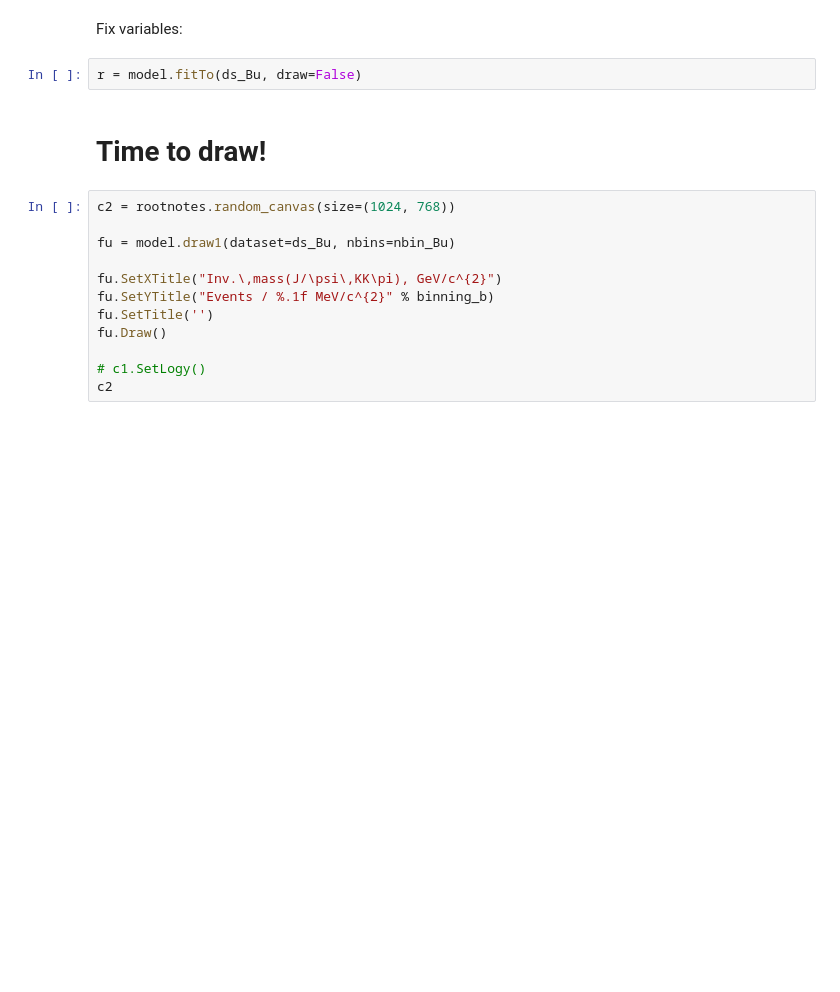
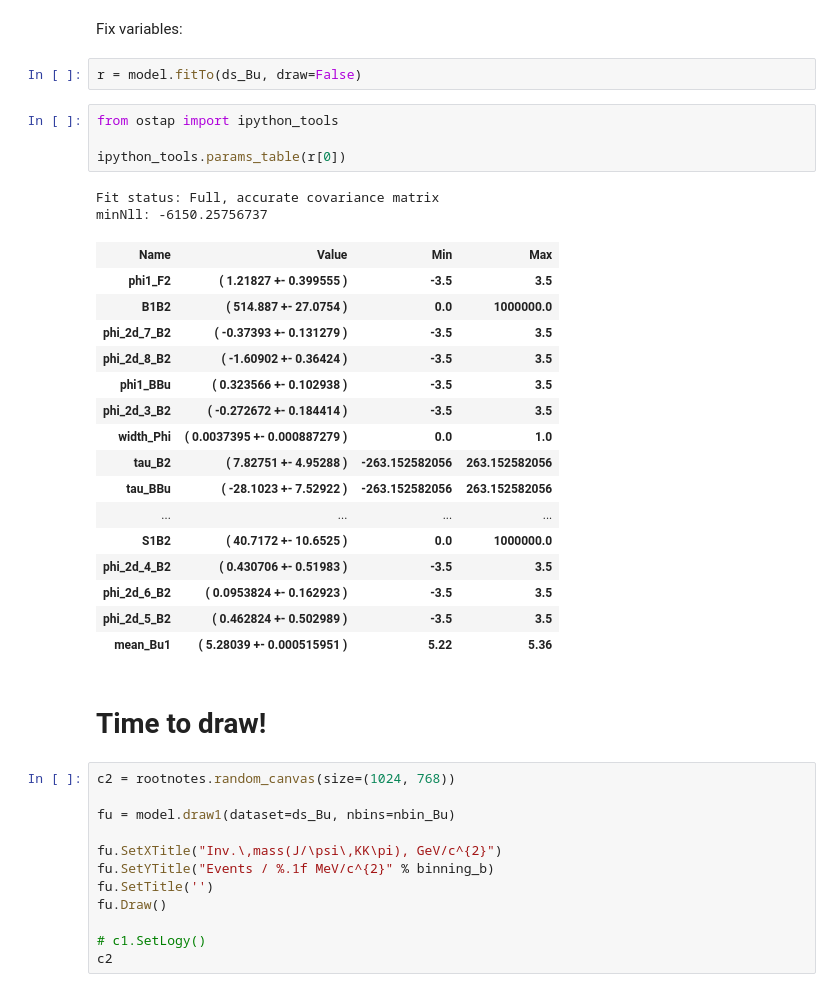
Before and after one commit to sashabaranov/Bu2JpsiKKpi, a Jupyter notebook: KKpi/fit/phi_2d.ipynb, the cells around one changed output. Saved outputs shown, nothing was run; the diff lists cells and outputs as text; blank space fills up the shorter version.

```diff
--- a/KKpi/fit/phi_2d.ipynb
+++ b/KKpi/fit/phi_2d.ipynb
@@ -187,6 +191,29 @@ Fitting
 Fix variables:
 # %%
 r = model.fitTo(ds_Bu, draw=False)
+# %%
+from ostap import ipython_tools
+
+ipython_tools.params_table(r[0])
+# %% [output]
+Fit status: Full, accurate covariance matrix
+minNll: -6150.25756737
+| Name | Value | Min | Max |
+| phi1_F2 | ( 1.21827 +- 0.399555 ) | -3.5 | 3.5 |
+| B1B2 | ( 514.887 +- 27.0754 ) | 0.0 | 1000000.0 |
+| phi_2d_7_B2 | ( -0.37393 +- 0.131279 ) | -3.5 | 3.5 |
+| phi_2d_8_B2 | ( -1.60902 +- 0.36424 ) | -3.5 | 3.5 |
+| phi1_BBu | ( 0.323566 +- 0.102938 ) | -3.5 | 3.5 |
+| phi_2d_3_B2 | ( -0.272672 +- 0.184414 ) | -3.5 | 3.5 |
+| width_Phi | ( 0.0037395 +- 0.000887279 ) | 0.0 | 1.0 |
+| tau_B2 | ( 7.82751 +- 4.95288 ) | -263.152582056 | 263.152582056 |
+| tau_BBu | ( -28.1023 +- 7.52922 ) | -263.152582056 | 263.152582056 |
+| ... | ... | ... | ... |
+| S1B2 | ( 40.7172 +- 10.6525 ) | 0.0 | 1000000.0 |
+| phi_2d_4_B2 | ( 0.430706 +- 0.51983 ) | -3.5 | 3.5 |
+| phi_2d_6_B2 | ( 0.0953824 +- 0.162923 ) | -3.5 | 3.5 |
+| phi_2d_5_B2 | ( 0.462824 +- 0.502989 ) | -3.5 | 3.5 |
+| mean_Bu1 | ( 5.28039 +- 0.000515951 ) | 5.22 | 5.36 |
 # %% [markdown]
 # **Time to draw!**
 # %%
```
Also changed, not shown: parts of 6 cells of this notebook, 8 other files.
